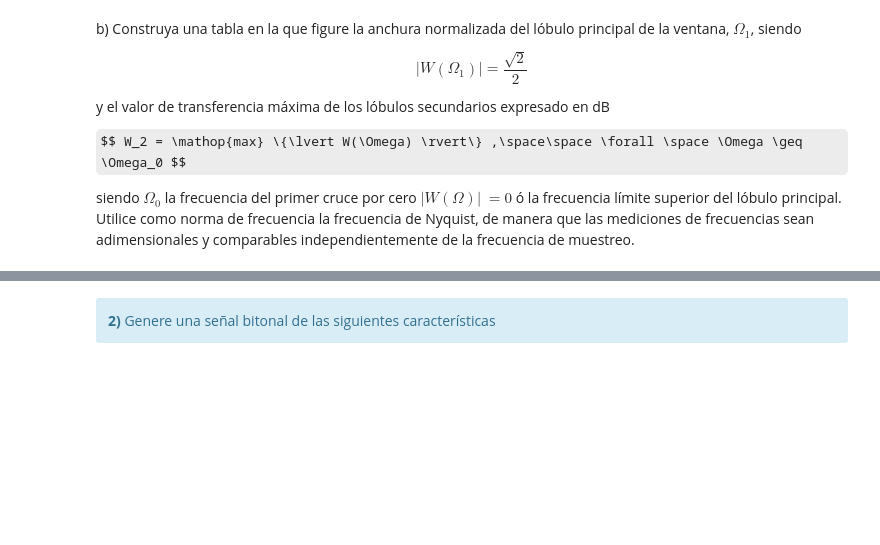
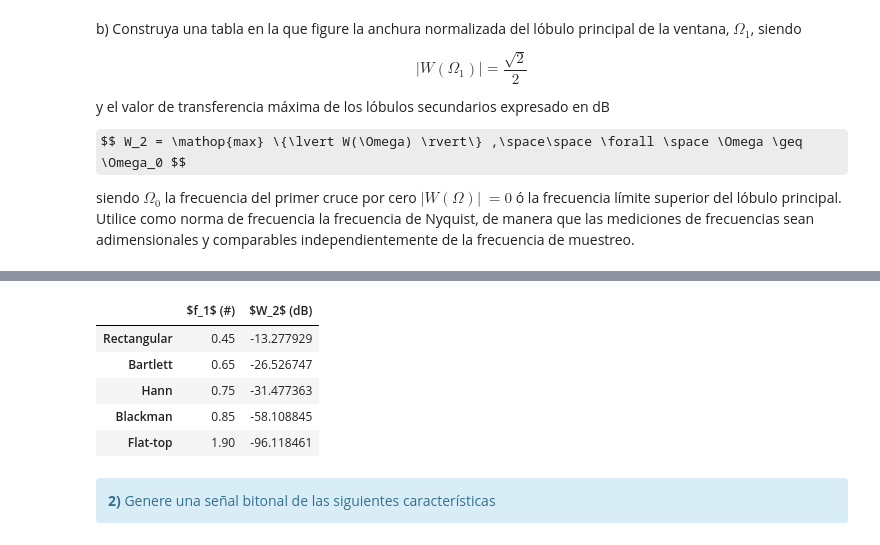
Before and after one commit to juansalvo94/2020_PDS_TP, a Jupyter notebook: TP2 - Ventanas.ipynb, the cells around one changed output, grey strips where cells are left out. Saved outputs shown, nothing was run; the diff lists cells and outputs as text; code cells hidden in the pictures; some formulas as TeX source; blank space fills up the shorter version.

```diff
--- a/TP2 - Ventanas.ipynb
+++ b/TP2 - Ventanas.ipynb
@@ -135,3 +199,57 @@ HTML(df.to_html())
+# %%
+
+#######################################
+# Tu simulación que genere resultados #
+#######################################
+#Bartlett
+arrPosBartlett = np.where(fftBartlett[0] <= -3 )
+posBartlett = fftBartlett[2][arrPosBartlett[0][0]]
+maxBartlett = np.max(fftBartlett[0][40:80]) #40 y 80 son los ceros para bartlett
+#Ver como buscar estos indices automagicamente
+
+#Hann
+arrPosHann =  np.where(fftHann[0] <= -3 )
+posHann = fftHann[2][arrPosHann[0][0]]
+maxHann = np.max(fftHann[0][40:60])
+
+#Blackman
+arrPosBlackman =  np.where(fftBlackman[0] <= -3 )
+posBlackman = fftBlackman[2][arrPosBlackman[0][0]]
+maxBlackman = np.max(fftBlackman[0][60:80])
+
+#flat-top
+arrPosFlatTop =  np.where(fftFlatTop[0] <= -3 )
+posFlatTop = fftFlatTop[2][arrPosFlatTop[0][0]]
+maxFlatTop = np.max(fftFlatTop[0][100:108])
+
+#Rectangular
+arrPosRect = np.where(fftRect[0] <= -3)
+posRect = fftRect[2][arrPosRect[0][0]]
+maxRect = np.max(fftRect[0][20:40])
+
+tus_resultados = [
+                   [posRect,     maxRect], # <-- acá debería haber numeritos :)
+                   [posBartlett, maxBartlett], # <-- acá debería haber numeritos :)
+                   [posHann,     maxHann], # <-- acá debería haber numeritos :)
+                   [posBlackman, maxBlackman], # <-- acá debería haber numeritos :)
+                   [posFlatTop,  maxFlatTop] # <-- acá debería haber numeritos :)
+                 ]
+df = DataFrame(tus_resultados, columns=['$f_1$ (#)', '$W_2$ (dB)'],
+               index=[
+                        'Rectangular',
+                        'Bartlett',
+                        'Hann',
+                        'Blackman',
+                        'Flat-top'
+                     ])
+HTML(df.to_html())
+# %% [output]
+|  | $f_1$ (#) | $W_2$ (dB) |
+| Rectangular | 0.45 | -13.277929 |
+| Bartlett | 0.65 | -26.526747 |
+| Hann | 0.75 | -31.477363 |
+| Blackman | 0.85 | -58.108845 |
+| Flat-top | 1.90 | -96.118461 |
 # %% [markdown]
 <div class="alert alert-block alert-info">
 <b>2)</b> Genere una señal bitonal de las siguientes características
```
Also changed, not shown: parts of 3 cells of this notebook, 1 other file.
